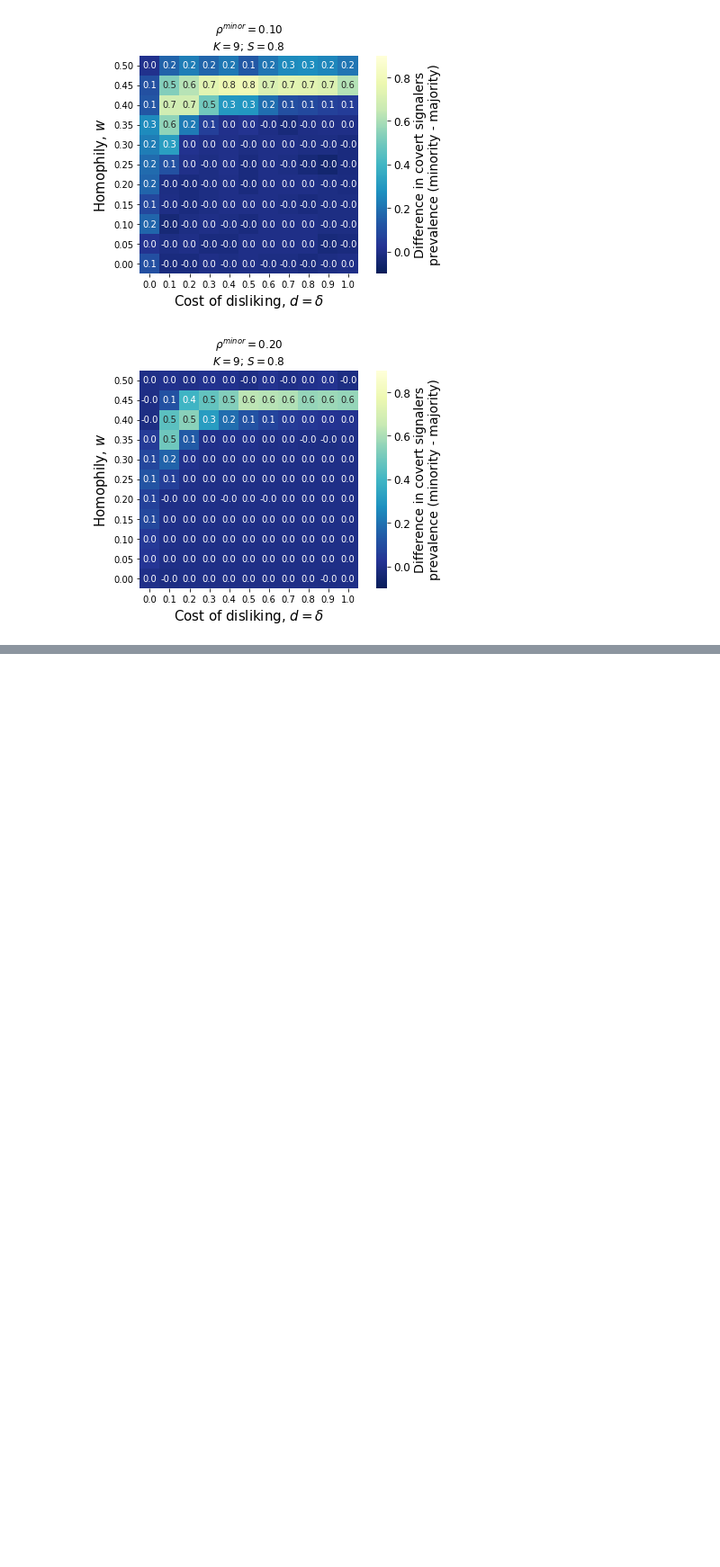
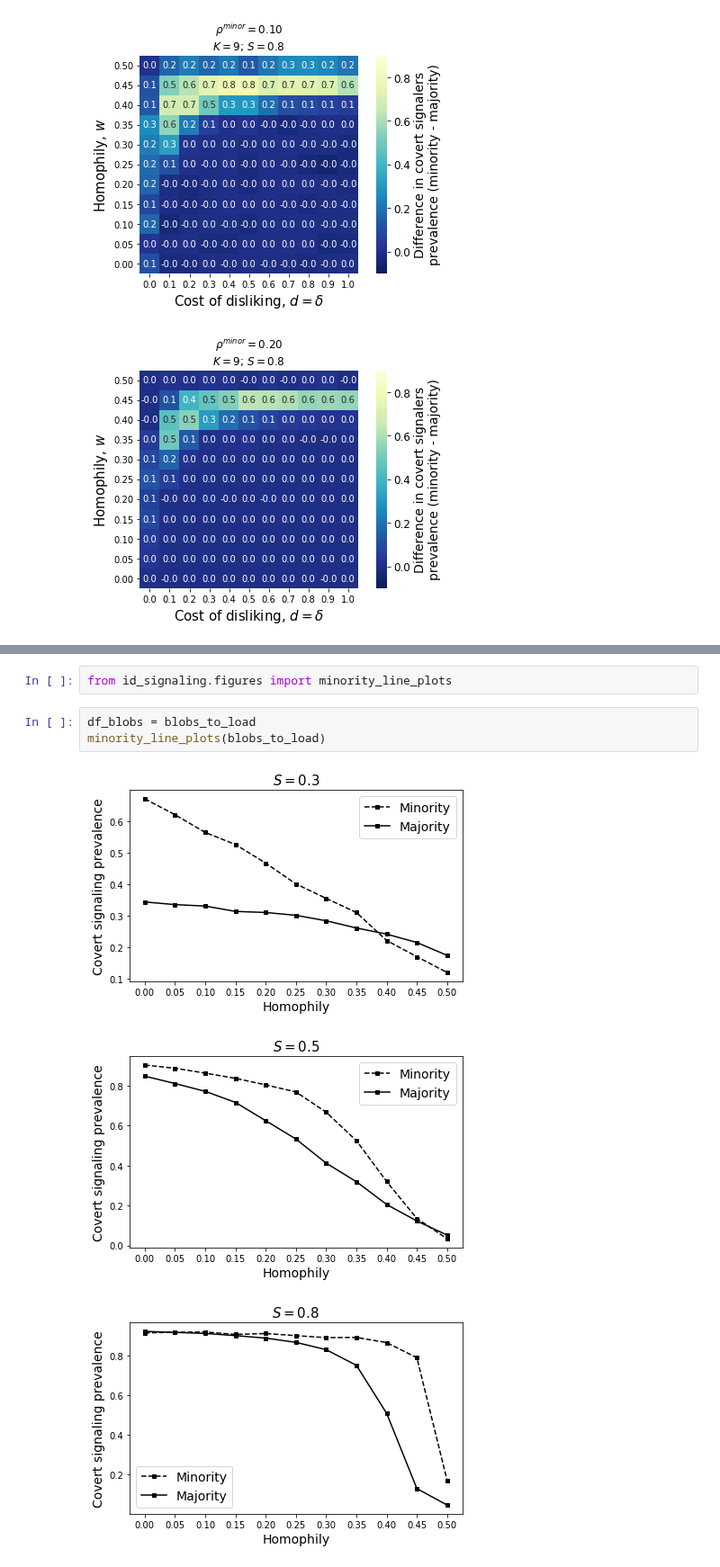
Before and after one commit to mt-digital/identity-signaling, a Jupyter notebook: notebooks/Minority-Tolerance.ipynb, the cells around one changed output, grey strips where cells are left out. Shown at 90% size. Cells and saved outputs as stored; diff of their text form; blank space fills up the shorter version.

```diff
--- a/notebooks/Minority-Tolerance.ipynb
+++ b/notebooks/Minority-Tolerance.ipynb
@@ -177,0 +145,9 @@ I'm going to run the similarity analysis and see if that tells us anything.
+# %%
+from id_signaling.figures import minority_line_plots
+# %%
+df_blobs = blobs_to_load
+minority_line_plots(blobs_to_load)
+# %% [output]
+[figure, added]
+[figure, added]
+[figure, added]
```
Also changed, not shown: parts of 9 cells of this notebook, 1 other file.
